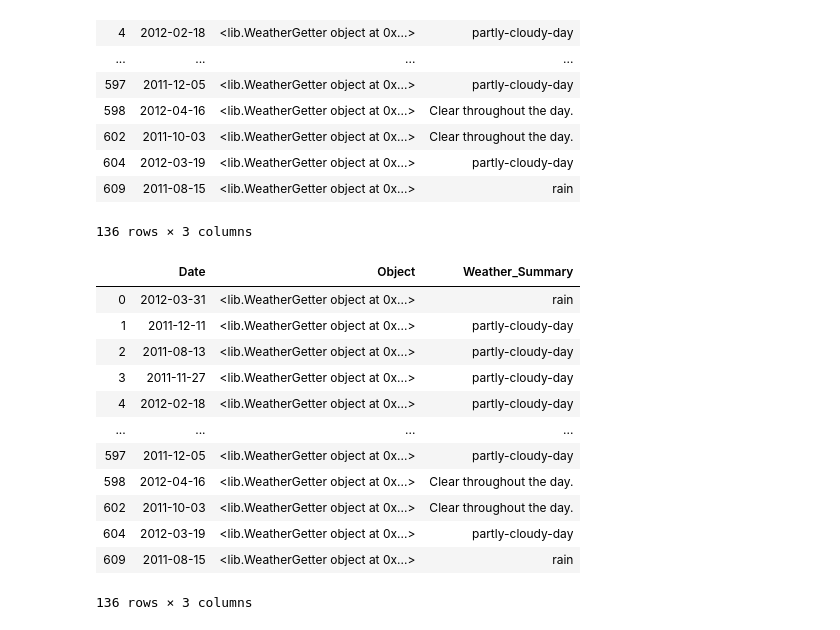
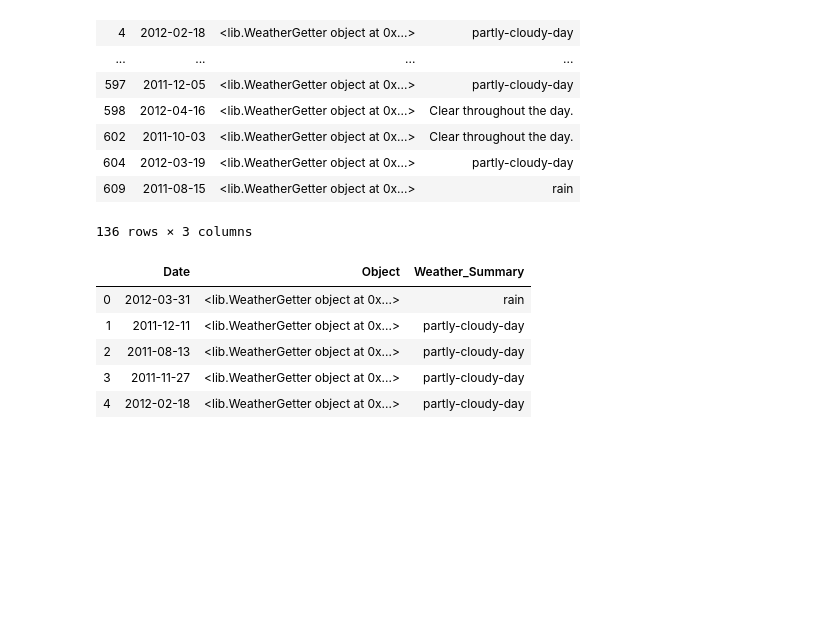
Before and after one commit to valmadrid/london-ds-100719-M2-project-template, a Jupyter notebook: valmadrid.ipynb, the cells around one changed output. Cells and saved outputs as stored; diff of their text form; code cells hidden in the pictures; blank space fills up the shorter version.

```diff
--- a/valmadrid.ipynb
+++ b/valmadrid.ipynb
@@ -384,21 +383,14 @@ plt.show()
 # %%
 df_days = pd.read_csv('days.csv', index_col = "Unnamed: 0")
 # %%
-df_days
+df_days.head()
 # %% [output]
 |  | Date | Object | Weather_Summary |
 | 0 | 2012-03-31 | <lib.WeatherGetter object at 0x...> | rain |
 | 1 | 2011-12-11 | <lib.WeatherGetter object at 0x...> | partly-cloudy-day |
 | 2 | 2011-08-13 | <lib.WeatherGetter object at 0x...> | partly-cloudy-day |
 | 3 | 2011-11-27 | <lib.WeatherGetter object at 0x...> | partly-cloudy-day |
 | 4 | 2012-02-18 | <lib.WeatherGetter object at 0x...> | partly-cloudy-day |
-| ... | ... | ... | ... |
-| 597 | 2011-12-05 | <lib.WeatherGetter object at 0x...> | partly-cloudy-day |
-| 598 | 2012-04-16 | <lib.WeatherGetter object at 0x...> | Clear throughout the day. |
-| 602 | 2011-10-03 | <lib.WeatherGetter object at 0x...> | Clear throughout the day. |
-| 604 | 2012-03-19 | <lib.WeatherGetter object at 0x...> | partly-cloudy-day |
-| 609 | 2011-08-15 | <lib.WeatherGetter object at 0x...> | rain |
-136 rows × 3 columns
 # %%
 #add the weather info to the df_2011 table (2011 season, only for Bundesliga division)
 df_final = pd.merge(df_2011, df_days, on = "Date")
```
Also changed, not shown: parts of 6 cells of this notebook, 1 other file.
